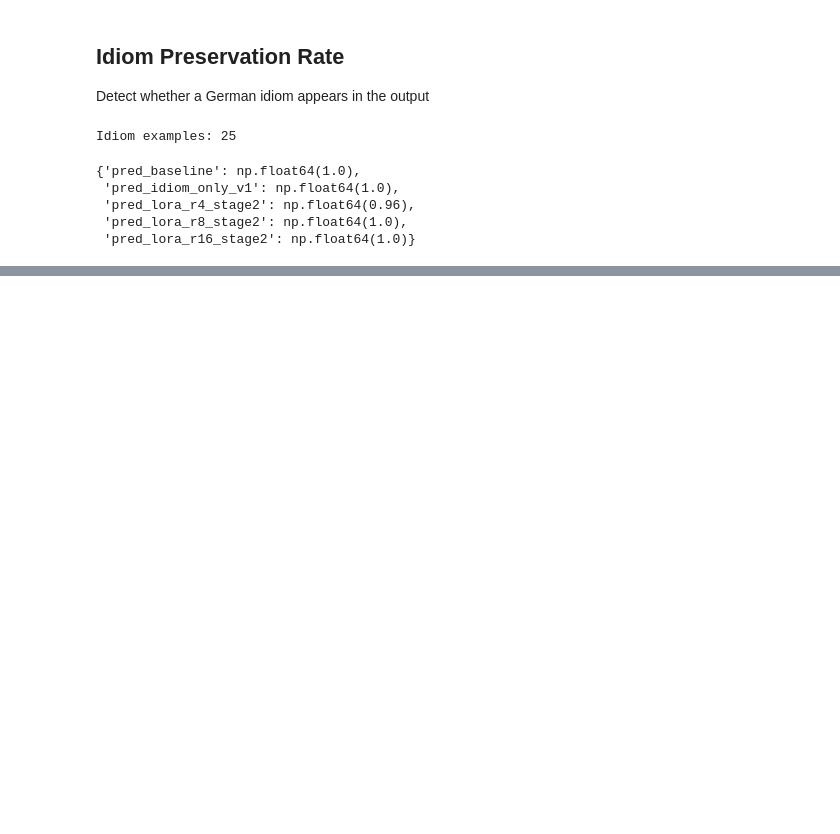
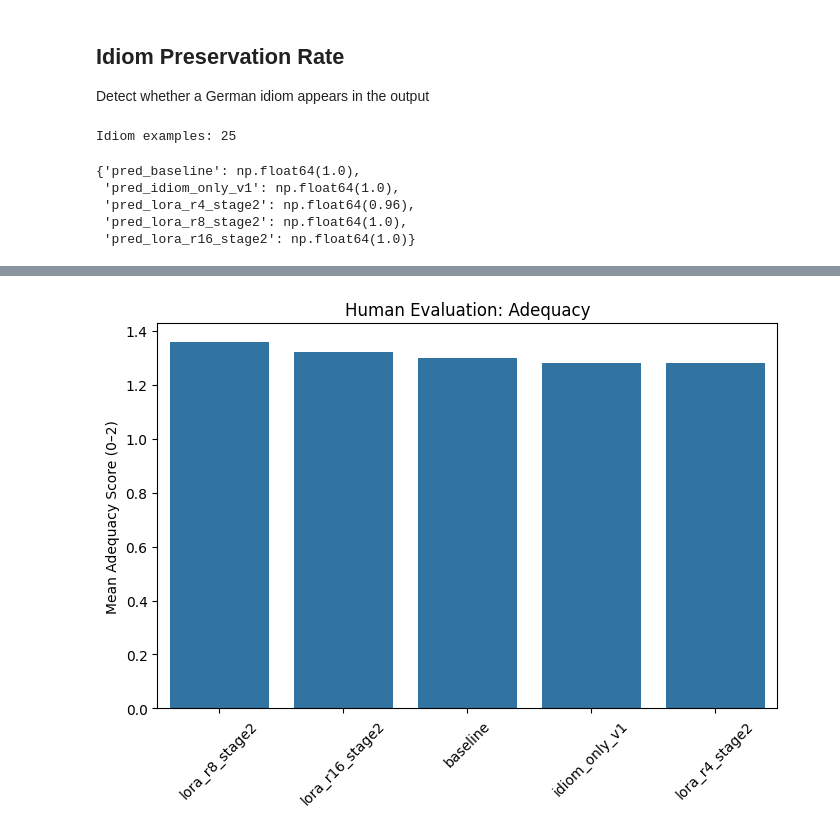
Before and after one commit to auntiepersilla/Idiom_Aware_MT_Finetuning_EN-DE, a Jupyter notebook: notebooks/20_preds_idiom_aware_MT_top5_sentence_predictions.ipynb, the cells around one changed output, grey strips where cells are left out. Saved outputs shown, nothing was run; the diff lists cells and outputs as text; code cells hidden in the pictures; blank space fills up the shorter version.

Commit message:
added Human Eval of 50 annotated predictions

```diff
--- a/notebooks/20_preds_idiom_aware_MT_top5_sentence_predictions.ipynb
+++ b/notebooks/20_preds_idiom_aware_MT_top5_sentence_predictions.ipynb
@@ -718,0 +759,5 @@ preservation_results
+# %%
+annot = pd.read_csv(ANNOT_PATH)
+print("Rows:", len(annot))
+print("Cols:", len(annot.columns))
+annot.head(2)
@@ -718,0 +828,3 @@ preservation_results
+# %%
+# set idiom_correct to NaN on wmt_test so it doesn't pollute averages
+long.loc[long["group"] == "wmt_test", "idiom_correct"] = np.nan
@@ -718,0 +860,15 @@ preservation_results
+# %%
+overall = (
+    long.groupby("model")
+        .agg(
+            n_examples=("example_id", "nunique"),
+            adequacy_mean=("adequacy", "mean"),
+            fluency_mean=("fluency", "mean"),
+            idiom_acc=("idiom_correct", "mean"),
+            over_idio_rate=("over_idiomatization", "mean"),
+        )
+        .reset_index()
+        .sort_values("adequacy_mean", ascending=False)
+)
+
+overall
@@ -718,0 +882,21 @@ preservation_results
+# %%
+import matplotlib.pyplot as plt
+import seaborn as sns
+
+plt.figure(figsize=(8,5))
+
+df_plot = overall.copy()
+
+sns.barplot(
+    data=df_plot,
+    x="model",
+    y="adequacy_mean"
+)
+
+plt.title("Human Evaluation: Adequacy")
+plt.ylabel("Mean Adequacy Score (0–2)")
+plt.xlabel("")
+plt.xticks(rotation=45)
+plt.show()
+# %% [output]
+[figure, added]
```
Also changed, not shown: parts of 25 cells of this notebook.
